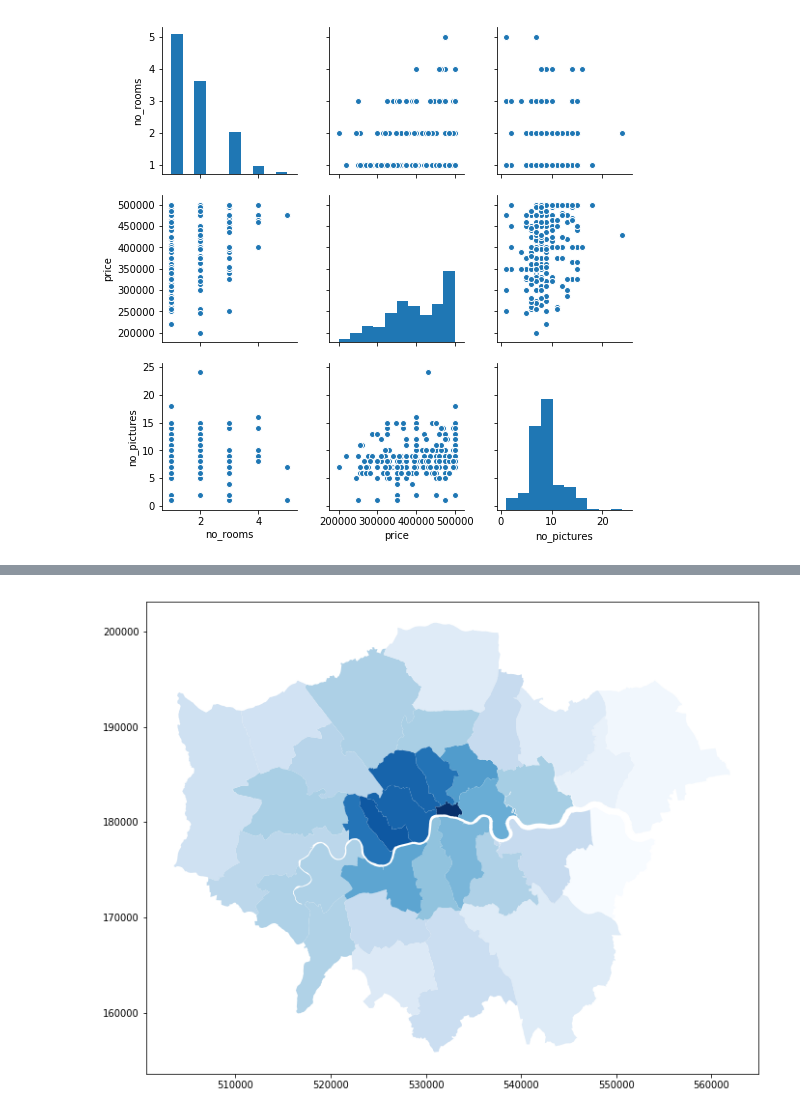
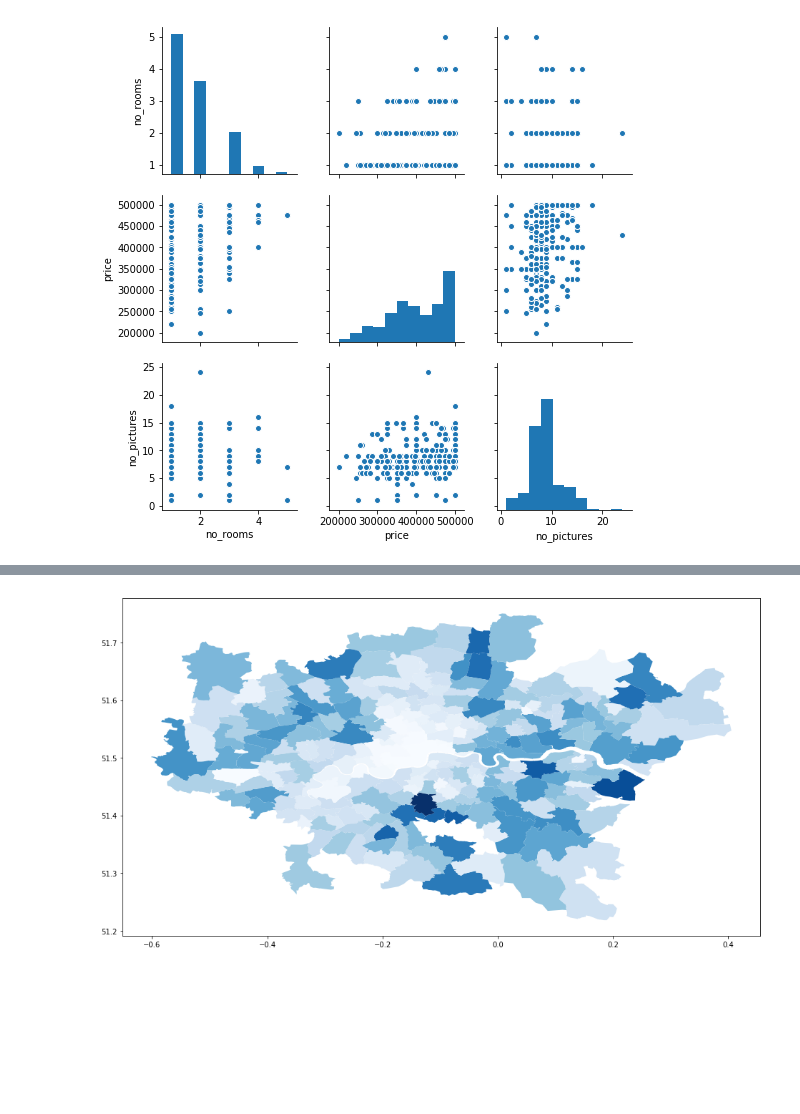
Before and after one commit to jackcballinger/housing, a Jupyter notebook: mapping.ipynb, the cells around one changed output, grey strips where cells are left out. Cells and saved outputs as stored; diff of their text form; code cells hidden in the pictures; blank space fills up the shorter version.

```diff
--- a/mapping.ipynb
+++ b/mapping.ipynb
@@ -62,16 +62,14 @@ plt.show()
 # %% [output]
 [figure]
 # %%
-borough_shape_file_location = 'C:/Users/ballinj/housing/london_boroughs/statistical-gis-boundaries-london/ESRI/London_Borough_Excluding_MHW.shp'
-borough_links = pd.read_csv('london_borough_list.csv')
-map_df = gpd.read_file(borough_shape_file_location)
+district_shape_file = 'C:/Users/ballinj/housing/ballinger_house_hunter/london_postal_districts_wgs84.shp'
+district_links = pd.read_csv('london_district_codes.csv')
+map_df = gpd.read_file(district_shape_file)
 
-map_df = map_df.set_index('NAME')
-borough_links = borough_links.set_index('borough')
+map_df = map_df.set_index('postdist')
+district_links = district_links.set_index('district')
 
-map_df = pd.concat([map_df, borough_links], axis=1)
-
-map_df['1_bed_percentage'] = map_df['difference']/map_df['no_properties (1+ beds)']
+map_df = pd.concat([map_df, district_links], axis=1)
 # %%
 fig, ax = plt.subplots(figsize=(16,9))
 map_df.plot(ax=ax)
@@ -81,8 +79,8 @@ plt.show()
 # %%
 fig, ax = plt.subplots(figsize=(16,9))
 
-map_df.plot(column='1_bed_percentage', cmap='Blues', ax=ax)
+map_df[map_df.index != 'CR0'].plot(column='no_properties', cmap='Blues', ax=ax)
 
 plt.show()
 # %% [output]
-[figure, old version]
+[figure, new version]
```
Also changed, not shown: parts of 2 cells of this notebook, 25 other files.
